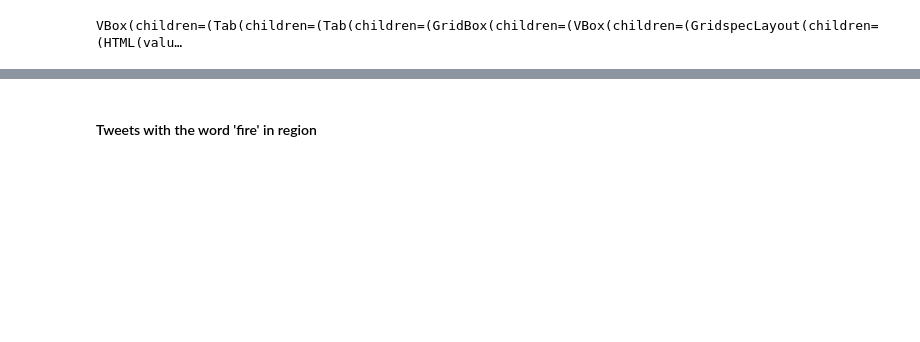
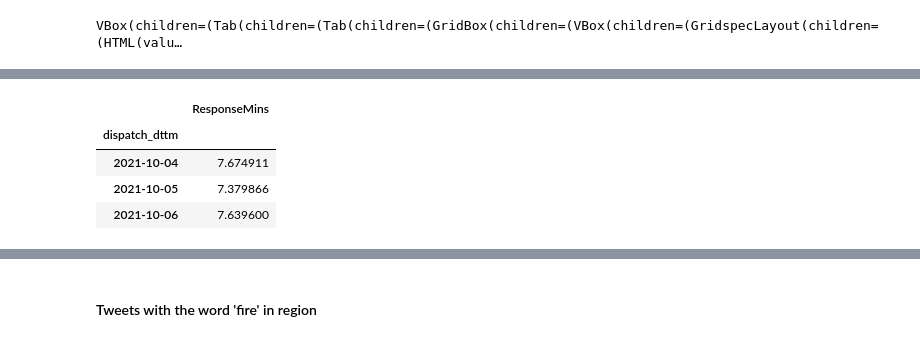
Before and after one commit to cat-tree/P125, a Jupyter notebook: EDA_Notebook.ipynb, the cells around one changed output, grey strips where cells are left out. Saved outputs shown, nothing was run; the diff lists cells and outputs as text; code cells hidden in the pictures; blank space fills up the shorter version.

```diff
--- a/EDA_Notebook.ipynb
+++ b/EDA_Notebook.ipynb
@@ -68,0 +97,10 @@ VBox(children=(Tab(children=(Tab(children=(GridBox(children=(VBox(children=(Grid
+# %%
+# Aggregation - Response time by day
+df = responseTimes.set_index('dispatch_dttm').groupby(pd.Grouper(freq='d')).mean().dropna(how='all')
+df.head(3)
+# %% [output]
+|  | ResponseMins |
+| dispatch_dttm |  |
+| 2021-10-04 | 7.674911 |
+| 2021-10-05 | 7.379866 |
+| 2021-10-06 | 7.639600 |
```
Also changed, not shown: parts of 13 cells of this notebook.
